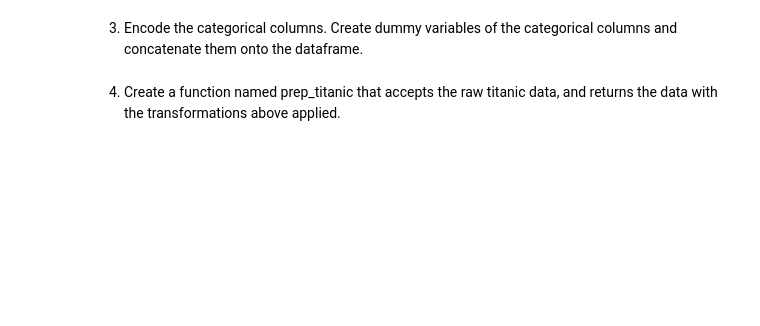
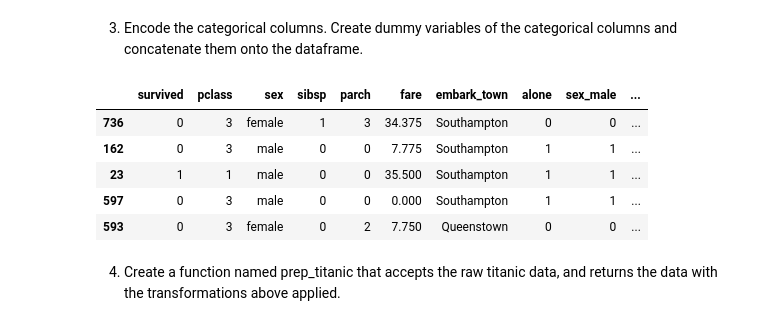
Before and after one commit to JoshuaHolt-Tech/classification-exercises, a Jupyter notebook: classification_exercises.ipynb, the cells around one changed output. Saved outputs shown, nothing was run; the diff lists cells and outputs as text; code cells hidden in the pictures; blank space fills up the shorter version.

```diff
--- a/classification_exercises.ipynb
+++ b/classification_exercises.ipynb
@@ -448,2 +554,13 @@ Using the Titanic dataset
+# %%
+titanic_df = pd.concat([titanic_df, dummy_df], axis=1)
+# %%
+titanic_df.sample(5)
+# %% [output]
+|  | survived | pclass | sex | sibsp | parch | fare | embark_town | alone | sex_male | ... |
+| 736 | 0 | 3 | female | 1 | 3 | 34.375 | Southampton | 0 | 0 | ... |
+| 162 | 0 | 3 | male | 0 | 0 | 7.775 | Southampton | 1 | 1 | ... |
+| 23 | 1 | 1 | male | 0 | 0 | 35.500 | Southampton | 1 | 1 | ... |
+| 597 | 0 | 3 | male | 0 | 0 | 0.000 | Southampton | 1 | 1 | ... |
+| 593 | 0 | 3 | female | 0 | 2 | 7.750 | Queenstown | 0 | 0 | ... |
 # %% [markdown]
 4. Create a function named prep_titanic that accepts the raw titanic data, and returns the data with the transformations above applied.
```
Also changed, not shown: parts of 47 cells of this notebook, 2 other files.
